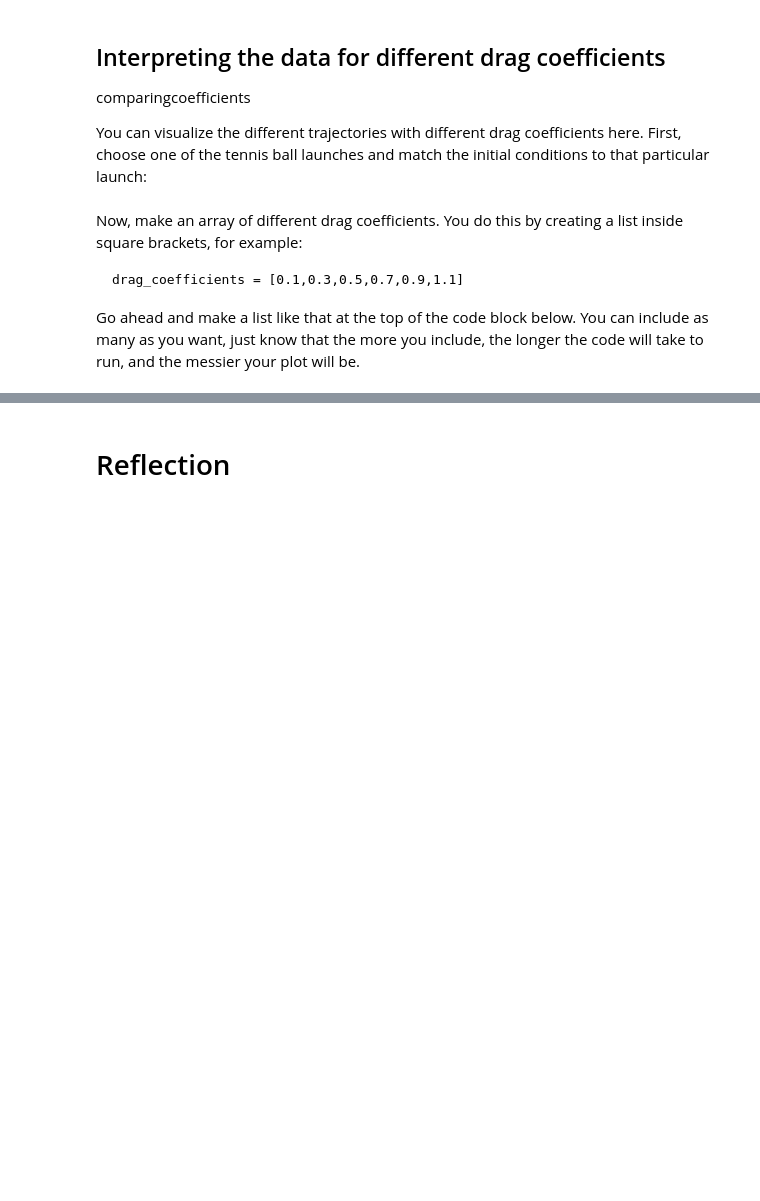
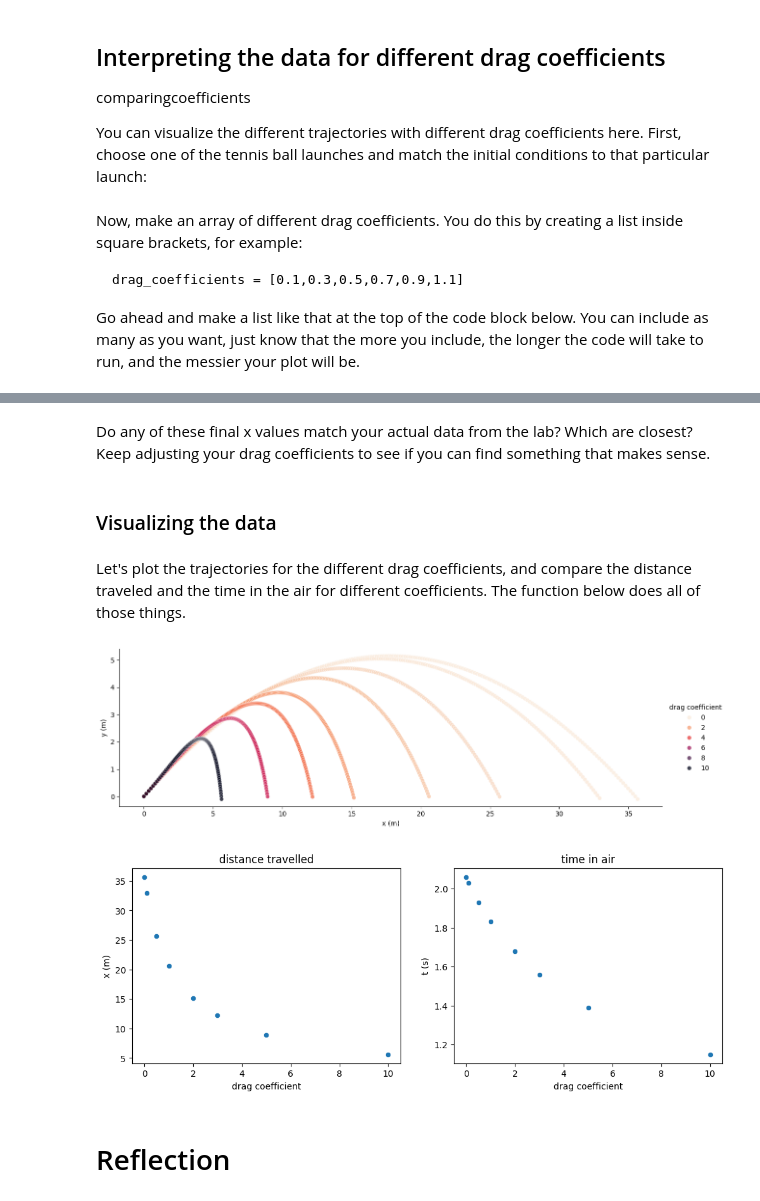
Before and after one commit to GDS-Education-Community-of-Practice/DSECOP-AAPT-Workshop-2024, a Jupyter notebook: Notebooks/Intro_Physics_Simulating_Projectile_Motion_with_Drag.ipynb, the cells around one changed output, grey strips where cells are left out. Cells and saved outputs as stored; diff of their text form; code cells hidden in the pictures; blank space fills up the shorter version.

```diff
--- a/Notebooks/Intro_Physics_Simulating_Projectile_Motion_with_Drag.ipynb
+++ b/Notebooks/Intro_Physics_Simulating_Projectile_Motion_with_Drag.ipynb
@@ -433,7 +433,7 @@ drag_coefficients = [0.1,0.3,0.5,0.7,0.9,1.1]
 Go ahead and make a list like that at the top of the code block below. You can include as many as you want, just know that the more you include, the longer the code will take to run, and the messier your plot will be.
 # %%
 #make an array of drag coefficients (don't include 0)
-drag_coefficients = [0.1,0.19,0.5,0.7,0.9,1.1]
+drag_coefficients = [0.1,0.5,1,2,3,5,10]
 
 #set other initial conditions and run the code -- don't change any of this
 ti = 0.0 #s
@@ -451,0 +456,2 @@ projectile_data = compare_trajectories(ri, vi, ai, g, rho, A, m, drag_coefficien
+# %%
+final_coords = projectile_data[["x (m)", "t (s)", "drag coefficient"]].groupby(["drag coefficient"]).max()
@@ -452,3 +471,14 @@ projectile_data = compare_trajectories(ri, vi, ai, g, rho, A, m, drag_coefficien
+# %% [markdown]
+Do any of these final x values match your actual data from the lab? Which are closest? Keep adjusting your drag coefficients to see if you can find something that makes sense.
+# %% [markdown]
+### Visualizing the data
+# %% [markdown]
+Let's plot the trajectories for the different drag coefficients, and compare the distance traveled and the time in the air for different coefficients. The function below does all of those things.
+# %%
+plot_with_drag(projectile_data, final_coords)
+# %% [output]
+[figure, added]
+[figure, added]
 # %% [markdown]
 # Reflection
 # %% [markdown]
```
Also changed, not shown: parts of 4 cells of this notebook, 1 other file.
